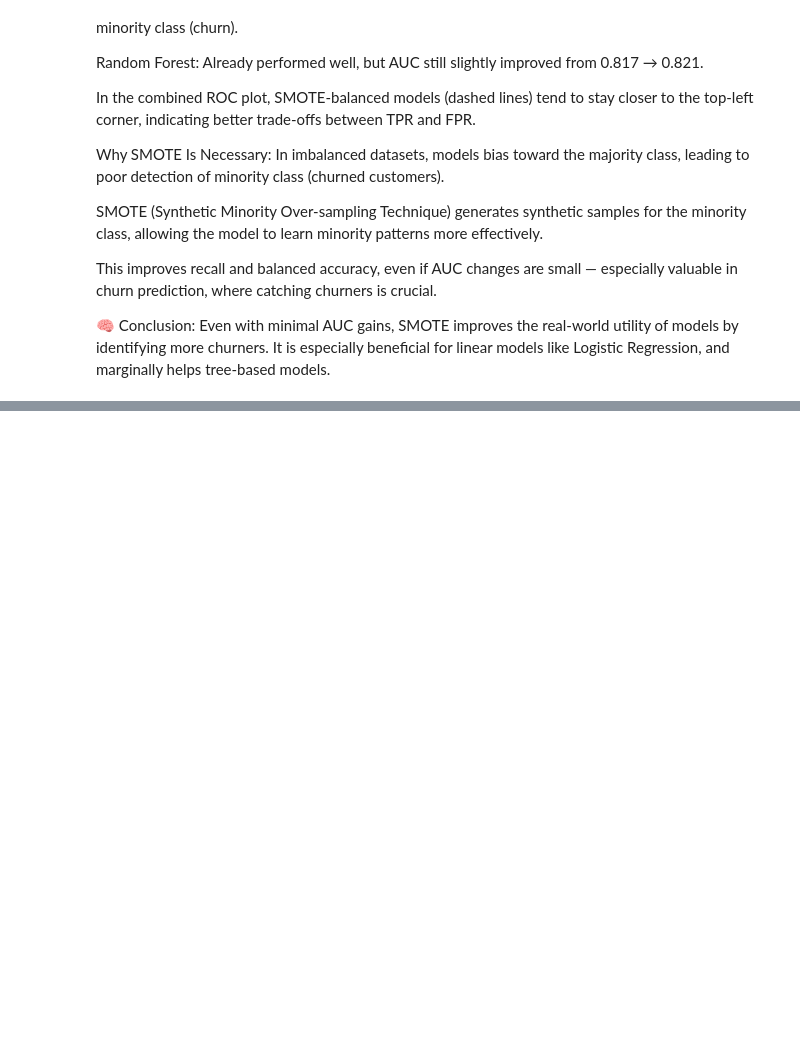
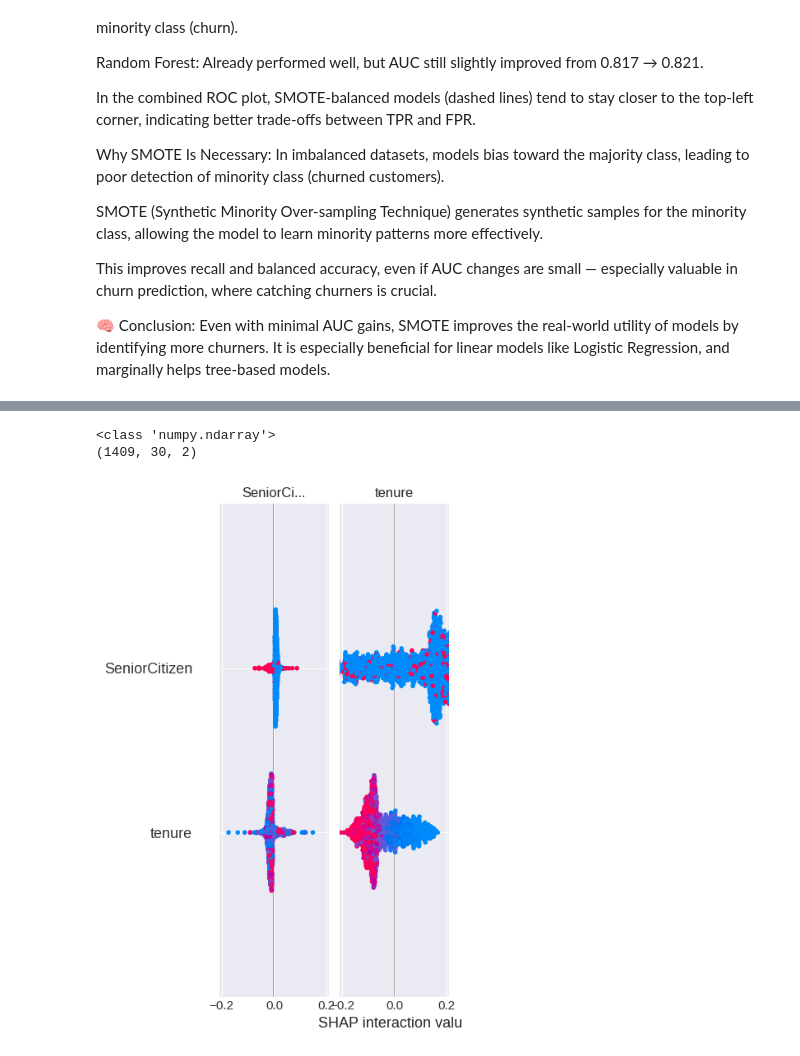
Before and after one commit to grifithraj/Customer-Churn-Prediction, a Jupyter notebook: churn_analysis.ipynb, the cells around one changed output, grey strips where cells are left out. Saved outputs shown, nothing was run; the diff lists cells and outputs as text; code cells hidden in the pictures; blank space fills up the shorter version.

```diff
--- a/churn_analysis.ipynb
+++ b/churn_analysis.ipynb
@@ -401,0 +496,19 @@ It is especially beneficial for linear models like Logistic Regression, and marg
+# %%
+
+import shap
+
+explainer = shap.TreeExplainer(forest_model)
+
+shap_values = explainer.shap_values(X_test)
+
+print(type(shap_values))
+print(np.shape(shap_values))
+
+if isinstance(shap_values, list):
+    shap.summary_plot(shap_values[1], X_test)
+else:
+    shap.summary_plot(shap_values, X_test)
+# %% [output]
+<class 'numpy.ndarray'>
+(1409, 30, 2)
+[figure, added]
```
Also changed, not shown: parts of 10 cells of this notebook.
